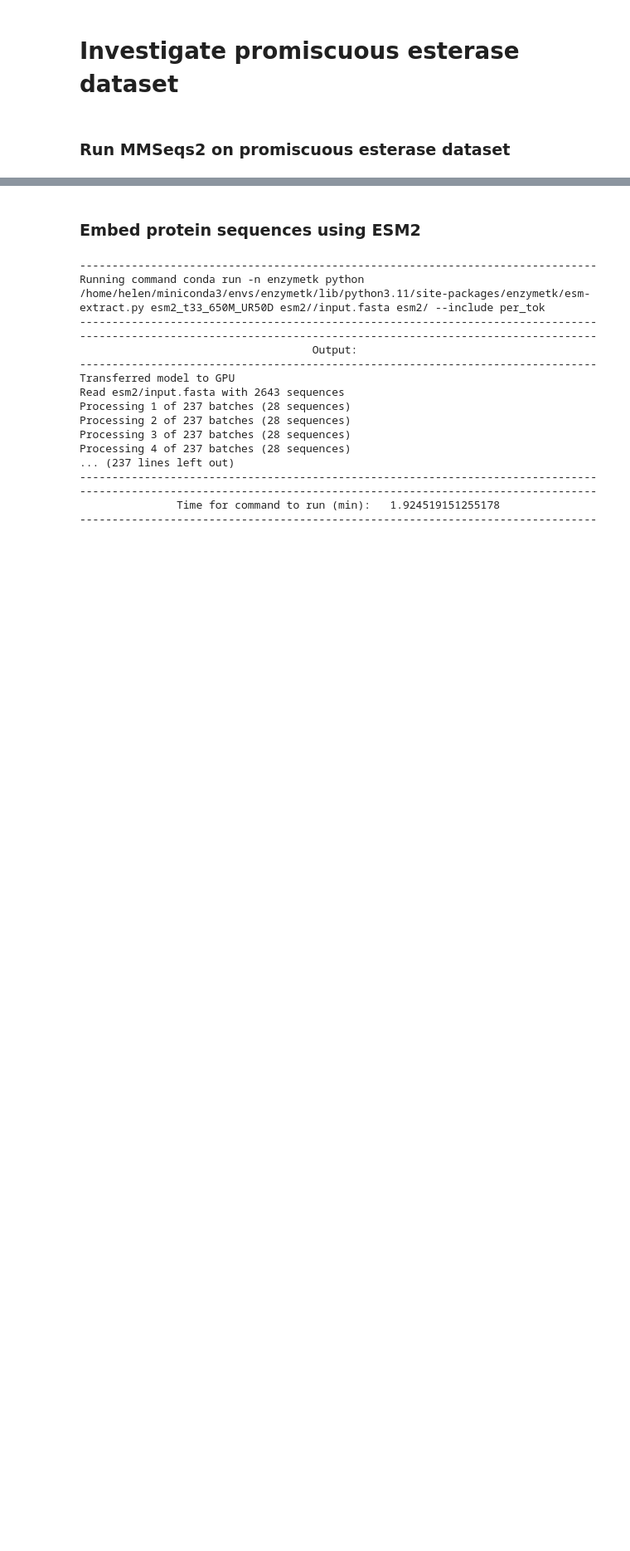
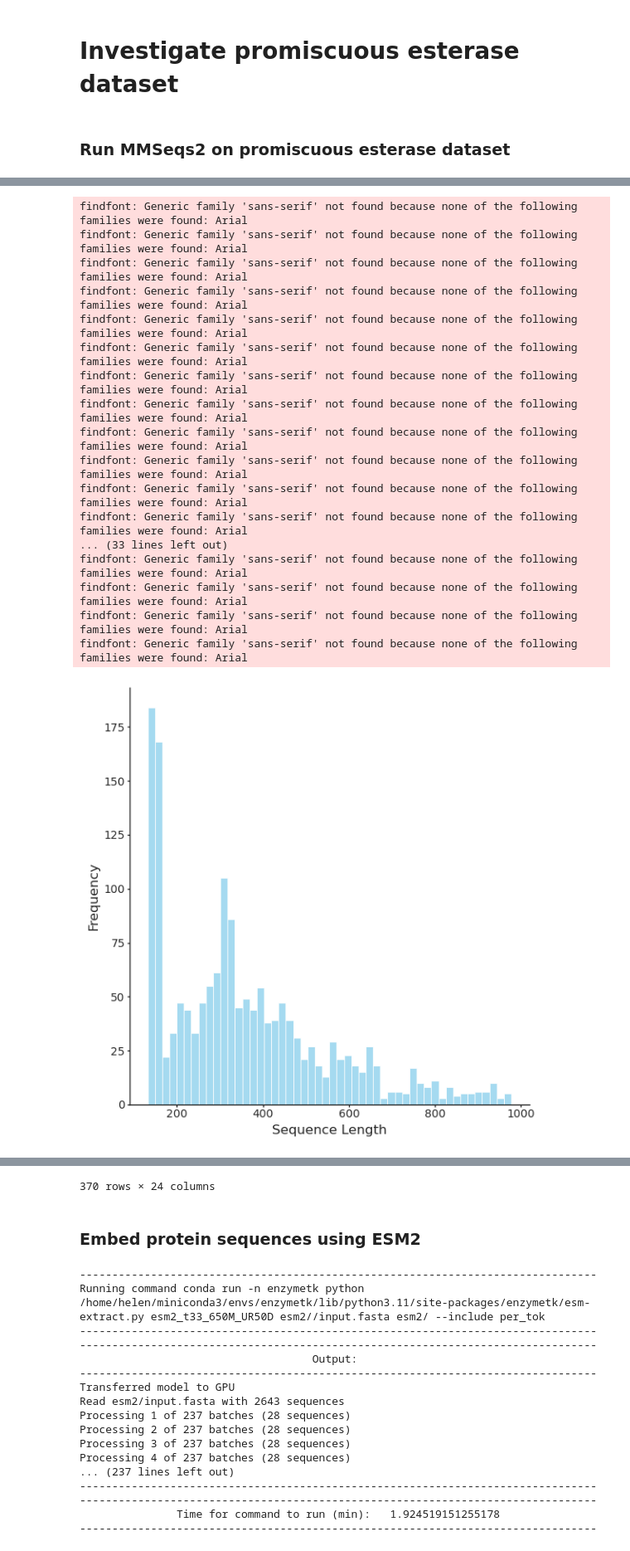
Before and after one commit to HelenSchmid/masterthesis, a Jupyter notebook: manuscript/N3_analyze_promiscuous_esterases.ipynb, the cells around one changed output, grey strips where cells are left out. Shown at 83% size. Saved outputs shown, nothing was run; the diff lists cells and outputs as text; code cells hidden in the pictures; blank space fills up the shorter version.

```diff
--- a/manuscript/N3_analyze_promiscuous_esterases.ipynb
+++ b/manuscript/N3_analyze_promiscuous_esterases.ipynb
@@ -24,0 +93,6 @@ df_promis_esterases << (MMseqs(id_col, seq_col, tmp_dir=output_dir, method='clus
+# %%
+df_promis_esterases_mmseqs_95 = pd.read_pickle('/nvme2/helen/masterthesis/manuscript/mmseqs2/promiscuous_esterases_mmseqs2_0p95_similarity.pkl')
+
+df_promis_esterases_mmseqs_95 = df_promis_esterases_mmseqs_95[df_promis_esterases_mmseqs_95['UniprotID'] == df_promis_esterases_mmseqs_95['mmseqs_representative_cluster_seq']]
+
+df_promis_esterases_mmseqs_95.to_pickle('/nvme2/helen/masterthesis/manuscript/trainingdata/promiscuous_esterases_removed_similar_seq.pkl')
@@ -24,0 +101,45 @@ df_promis_esterases << (MMseqs(id_col, seq_col, tmp_dir=output_dir, method='clus
+# %%
+import pandas as pd
+import matplotlib.pyplot as plt
+import seaborn as sns
+
+def plot_sequence_length_histogram_from_df(df, sequence_column="sequence", bins=50):
+    sequence_lengths = df[sequence_column].apply(len)
+
+    fig, ax = plt.subplots()
+    sns.histplot(sequence_lengths, bins=bins, color='skyblue', ax=ax)
+
+    ax.set_xlabel("Sequence Length", fontsize=12)
+    ax.set_ylabel("Frequency", fontsize=12)
+    ax.set_title("", fontsize=12)
+
+    clean_plt(ax)
+    plt.tight_layout()
+    plt.show()
+
+df_unique = df_promis_esterases_mmseqs_95.drop_duplicates(subset='UniprotID')
+plot_sequence_length_histogram_from_df(df_unique)
+
+# Look at short sequences
+short_sequences = df_unique[df_unique["sequence"].apply(len) < 180]
+short_sequences
+# Short sequences are almost all d-aminoacyl-tRNA deacylases
+# %% [output]
+findfont: Generic family 'sans-serif' not found because none of the following families were found: Arial
+findfont: Generic family 'sans-serif' not found because none of the following families were found: Arial
+findfont: Generic family 'sans-serif' not found because none of the following families were found: Arial
+findfont: Generic family 'sans-serif' not found because none of the following families were found: Arial
+findfont: Generic family 'sans-serif' not found because none of the following families were found: Arial
+findfont: Generic family 'sans-serif' not found because none of the following families were found: Arial
+findfont: Generic family 'sans-serif' not found because none of the following families were found: Arial
+findfont: Generic family 'sans-serif' not found because none of the following families were found: Arial
+findfont: Generic family 'sans-serif' not found because none of the following families were found: Arial
+findfont: Generic family 'sans-serif' not found because none of the following families were found: Arial
+findfont: Generic family 'sans-serif' not found because none of the following families were found: Arial
+findfont: Generic family 'sans-serif' not found because none of the following families were found: Arial
+... (33 lines left out)
+findfont: Generic family 'sans-serif' not found because none of the following families were found: Arial
+findfont: Generic family 'sans-serif' not found because none of the following families were found: Arial
+findfont: Generic family 'sans-serif' not found because none of the following families were found: Arial
+findfont: Generic family 'sans-serif' not found because none of the following families were found: Arial
+[figure, added]
@@ -25,3 +158,4 @@ df_promis_esterases << (MMseqs(id_col, seq_col, tmp_dir=output_dir, method='clus
+370 rows × 24 columns
 # %% [markdown]
 ### Embed protein sequences using ESM2
 # %%
```
Also changed, not shown: parts of 9 cells of this notebook, 6 other files.
